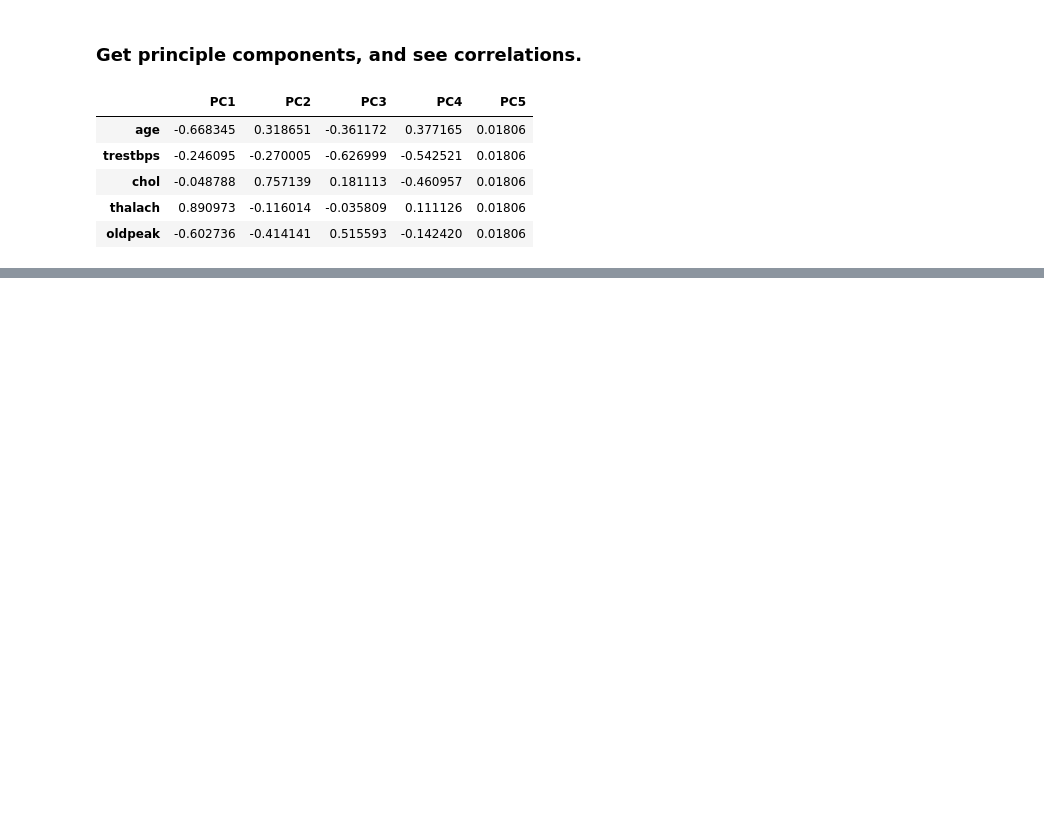
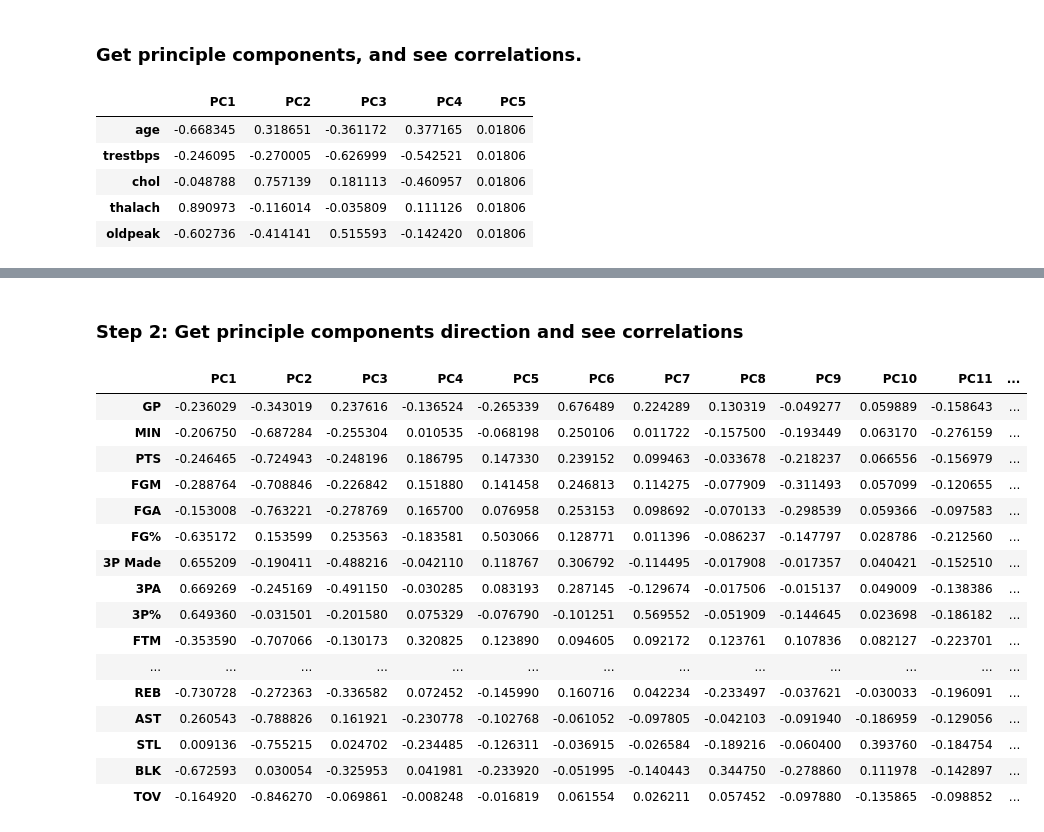
Before and after one commit to RobertoBarrosoLuque/InterpretableDimRed, a Jupyter notebook: InterpretableDimRed/Notebooks/InterpretableDirections.ipynb, the cells around one changed output, grey strips where cells are left out. Saved outputs shown, nothing was run; the diff lists cells and outputs as text; code cells hidden in the pictures; blank space fills up the shorter version.

```diff
--- a/InterpretableDimRed/Notebooks/InterpretableDirections.ipynb
+++ b/InterpretableDimRed/Notebooks/InterpretableDirections.ipynb
@@ -197,0 +194,27 @@ array([[ 0.01655629, -0.00331126, -0.00993377, ...,  0.00993377,
+# %% [markdown]
+### Step 2: Get principle components direction and see correlations
+# %%
+nba_pca = PCA(n_components=len(nba_cont), svd_solver='full')
+nba_pca.fit(nba_X.T)
+
+nba_components = nba_pca.components_
+# %%
+psa.corr_pc_features(nba_X, nba_components)
+# %% [output]
+|  | PC1 | PC2 | PC3 | PC4 | PC5 | PC6 | PC7 | PC8 | PC9 | PC10 | PC11 | ... |
+| GP | -0.236029 | -0.343019 | 0.237616 | -0.136524 | -0.265339 | 0.676489 | 0.224289 | 0.130319 | -0.049277 | 0.059889 | -0.158643 | ... |
+| MIN | -0.206750 | -0.687284 | -0.255304 | 0.010535 | -0.068198 | 0.250106 | 0.011722 | -0.157500 | -0.193449 | 0.063170 | -0.276159 | ... |
+| PTS | -0.246465 | -0.724943 | -0.248196 | 0.186795 | 0.147330 | 0.239152 | 0.099463 | -0.033678 | -0.218237 | 0.066556 | -0.156979 | ... |
+| FGM | -0.288764 | -0.708846 | -0.226842 | 0.151880 | 0.141458 | 0.246813 | 0.114275 | -0.077909 | -0.311493 | 0.057099 | -0.120655 | ... |
+| FGA | -0.153008 | -0.763221 | -0.278769 | 0.165700 | 0.076958 | 0.253153 | 0.098692 | -0.070133 | -0.298539 | 0.059366 | -0.097583 | ... |
+| FG% | -0.635172 | 0.153599 | 0.253563 | -0.183581 | 0.503066 | 0.128771 | 0.011396 | -0.086237 | -0.147797 | 0.028786 | -0.212560 | ... |
+| 3P Made | 0.655209 | -0.190411 | -0.488216 | -0.042110 | 0.118767 | 0.306792 | -0.114495 | -0.017908 | -0.017357 | 0.040421 | -0.152510 | ... |
+| 3PA | 0.669269 | -0.245169 | -0.491150 | -0.030285 | 0.083193 | 0.287145 | -0.129674 | -0.017506 | -0.015137 | 0.049009 | -0.138386 | ... |
+| 3P% | 0.649360 | -0.031501 | -0.201580 | 0.075329 | -0.076790 | -0.101251 | 0.569552 | -0.051909 | -0.144645 | 0.023698 | -0.186182 | ... |
+| FTM | -0.353590 | -0.707066 | -0.130173 | 0.320825 | 0.123890 | 0.094605 | 0.092172 | 0.123761 | 0.107836 | 0.082127 | -0.223701 | ... |
+| ... | ... | ... | ... | ... | ... | ... | ... | ... | ... | ... | ... | ... |
+| REB | -0.730728 | -0.272363 | -0.336582 | 0.072452 | -0.145990 | 0.160716 | 0.042234 | -0.233497 | -0.037621 | -0.030033 | -0.196091 | ... |
+| AST | 0.260543 | -0.788826 | 0.161921 | -0.230778 | -0.102768 | -0.061052 | -0.097805 | -0.042103 | -0.091940 | -0.186959 | -0.129056 | ... |
+| STL | 0.009136 | -0.755215 | 0.024702 | -0.234485 | -0.126311 | -0.036915 | -0.026584 | -0.189216 | -0.060400 | 0.393760 | -0.184754 | ... |
+| BLK | -0.672593 | 0.030054 | -0.325953 | 0.041981 | -0.233920 | -0.051995 | -0.140443 | 0.344750 | -0.278860 | 0.111978 | -0.142897 | ... |
+| TOV | -0.164920 | -0.846270 | -0.069861 | -0.008248 | -0.016819 | 0.061554 | 0.026211 | 0.057452 | -0.097880 | -0.135865 | -0.098852 | ... |
```
Also changed, not shown: parts of 28 cells of this notebook, 1 other file.
